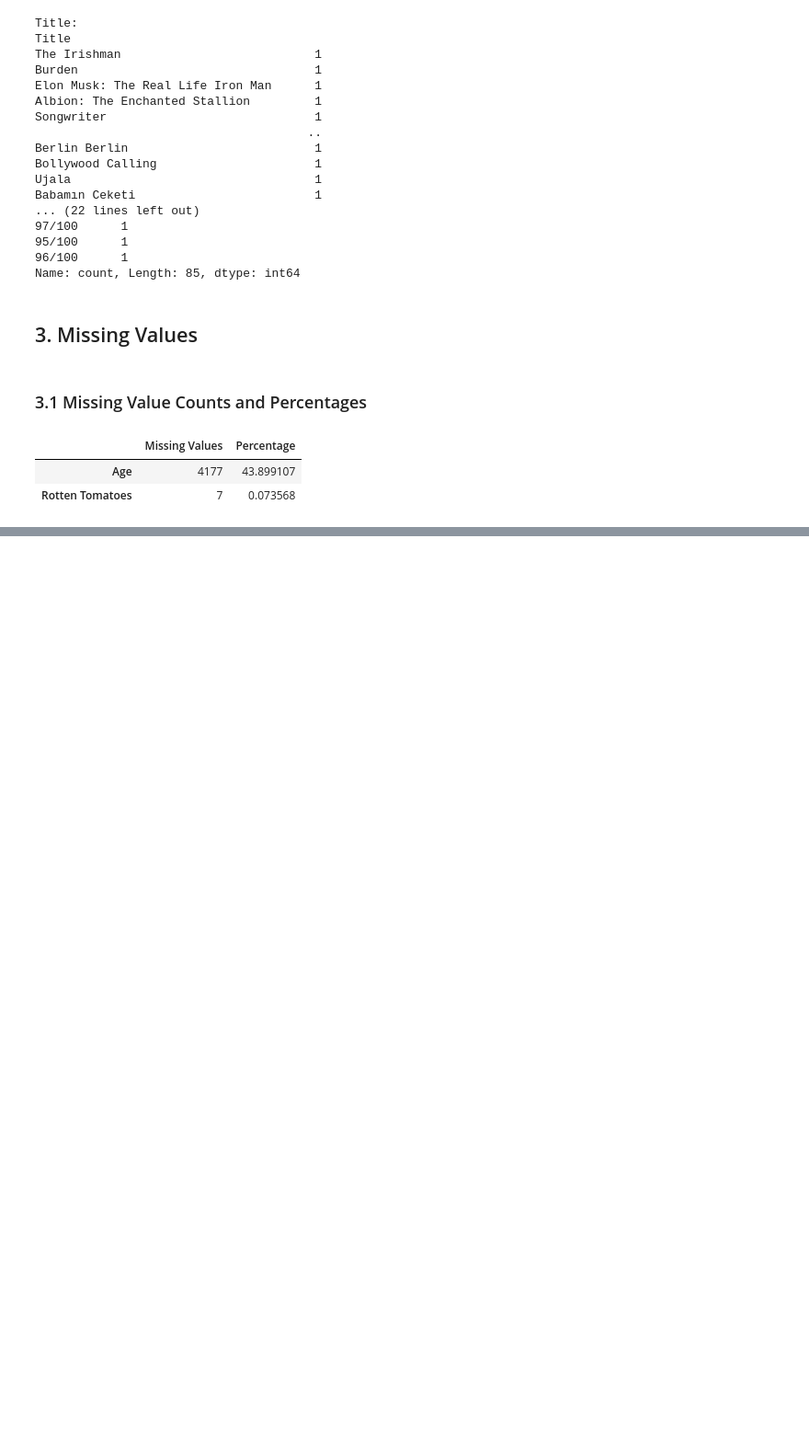
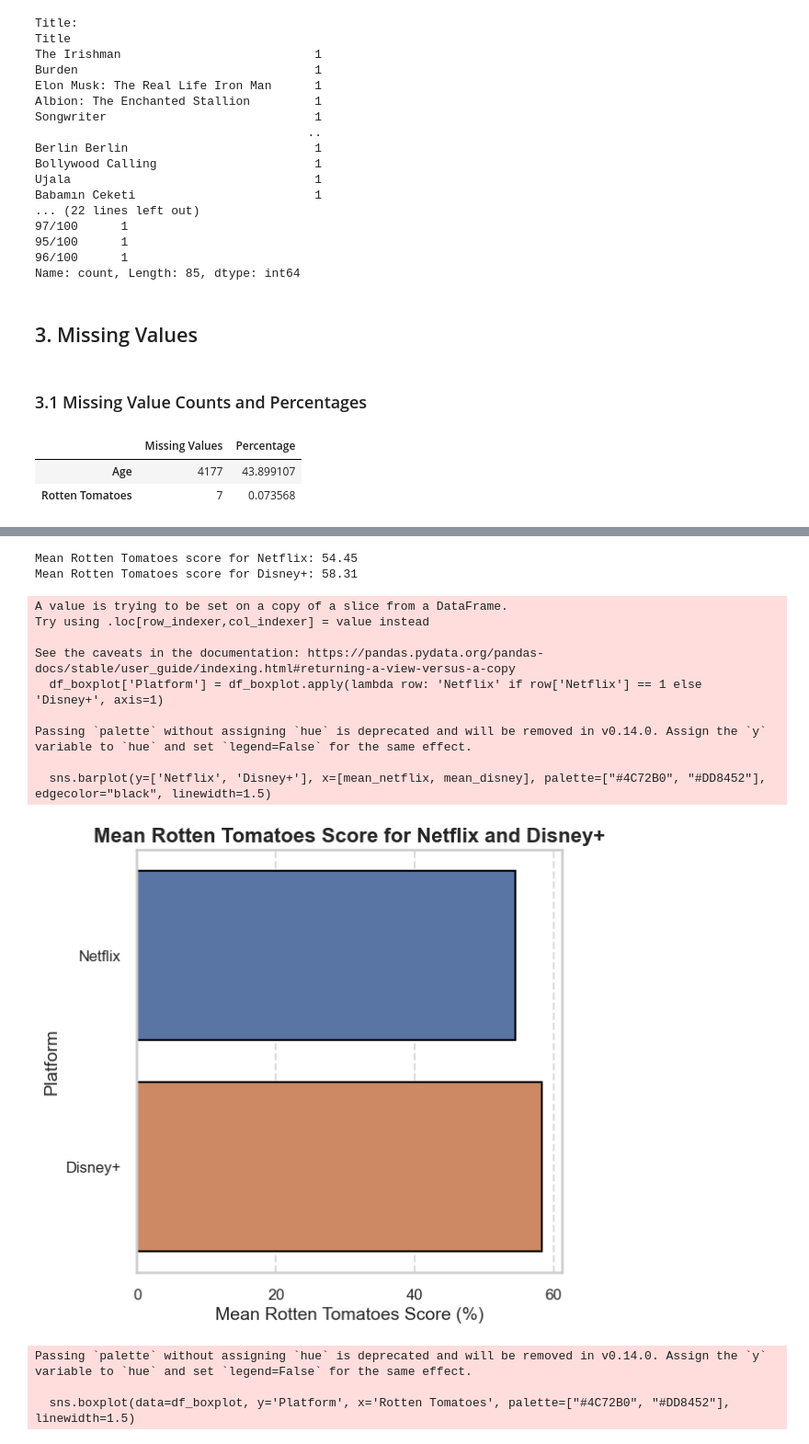
Before and after one commit to mohammadkarbalaee/Movies-on-Netflix-Prime-Video-Hulu-and-Disney, a Jupyter notebook: netflix.ipynb, the cells around one changed output, grey strips where cells are left out. Shown at 92% size. Drawn from its saved outputs; the diff is of its cells as text; code cells hidden in the pictures; blank space fills up the shorter version.

```diff
--- a/netflix.ipynb
+++ b/netflix.ipynb
@@ -144,0 +405,53 @@ missing_data[missing_data['Missing Values'] > 0]
+# %%
+
+# Calculate mean Rotten Tomatoes score for Netflix and Disney+
+mean_netflix = df[df['Netflix'] == 1]['Rotten Tomatoes'].mean()
+mean_disney = df[df['Disney+'] == 1]['Rotten Tomatoes'].mean()
+
+print(f"Mean Rotten Tomatoes score for Netflix: {mean_netflix:.2f}")
+print(f"Mean Rotten Tomatoes score for Disney+: {mean_disney:.2f}")
+
+# Create a new DataFrame for the box plot
+df_boxplot = df[(df['Rotten Tomatoes'].notnull()) & ((df['Netflix'] == 1) | (df['Disney+'] == 1))]
+df_boxplot['Platform'] = df_boxplot.apply(lambda row: 'Netflix' if row['Netflix'] == 1 else 'Disney+', axis=1)
+
+# Set a modern Seaborn style for the plots
+sns.set(style="whitegrid", context="talk", palette="pastel")
+
+# Plot the Mean Bar Plot in a separate figure with a new look
+plt.figure(figsize=(6, 6))
+sns.barplot(y=['Netflix', 'Disney+'], x=[mean_netflix, mean_disney], palette=["#4C72B0", "#DD8452"], edgecolor="black", linewidth=1.5)
+plt.title("Mean Rotten Tomatoes Score for Netflix and Disney+", fontsize=16, weight='bold')
+plt.xlabel("Mean Rotten Tomatoes Score (%)", fontsize=14)
+plt.ylabel("Platform", fontsize=14)
+plt.xticks(fontsize=12)
+plt.yticks(fontsize=12)
+plt.grid(axis='x', linestyle='--', alpha=0.7)
+plt.show()
+
+# Plot the Box Plot in a separate figure with a new look
+plt.figure(figsize=(8, 6))
+sns.boxplot(data=df_boxplot, y='Platform', x='Rotten Tomatoes', palette=["#4C72B0", "#DD8452"], linewidth=1.5)
+plt.title("Rotten Tomatoes Score Distribution for Netflix and Disney+", fontsize=16, weight='bold')
+plt.xlabel("Rotten Tomatoes Score (%)", fontsize=14)
+plt.ylabel("Platform", fontsize=14)
+plt.xticks(fontsize=12)
+plt.yticks(fontsize=12)
+plt.grid(axis='x', linestyle='--', alpha=0.7)
+plt.show()
+# %% [output]
+Mean Rotten Tomatoes score for Netflix: 54.45
+Mean Rotten Tomatoes score for Disney+: 58.31
+A value is trying to be set on a copy of a slice from a DataFrame.
+Try using .loc[row_indexer,col_indexer] = value instead
+
+See the caveats in the documentation: https://pandas.pydata.org/pandas-docs/stable/user_guide/indexing.html#returning-a-view-versus-a-copy
+  df_boxplot['Platform'] = df_boxplot.apply(lambda row: 'Netflix' if row['Netflix'] == 1 else 'Disney+', axis=1)
+
+Passing `palette` without assigning `hue` is deprecated and will be removed in v0.14.0. Assign the `y` variable to `hue` and set `legend=False` for the same effect.
+
+  sns.barplot(y=['Netflix', 'Disney+'], x=[mean_netflix, mean_disney], palette=["#4C72B0", "#DD8452"], edgecolor="black", linewidth=1.5)
+[figure, added]
+Passing `palette` without assigning `hue` is deprecated and will be removed in v0.14.0. Assign the `y` variable to `hue` and set `legend=False` for the same effect.
+
+  sns.boxplot(data=df_boxplot, y='Platform', x='Rotten Tomatoes', palette=["#4C72B0", "#DD8452"], linewidth=1.5)
```
Also changed, not shown: parts of 28 cells of this notebook, 15 other files.
